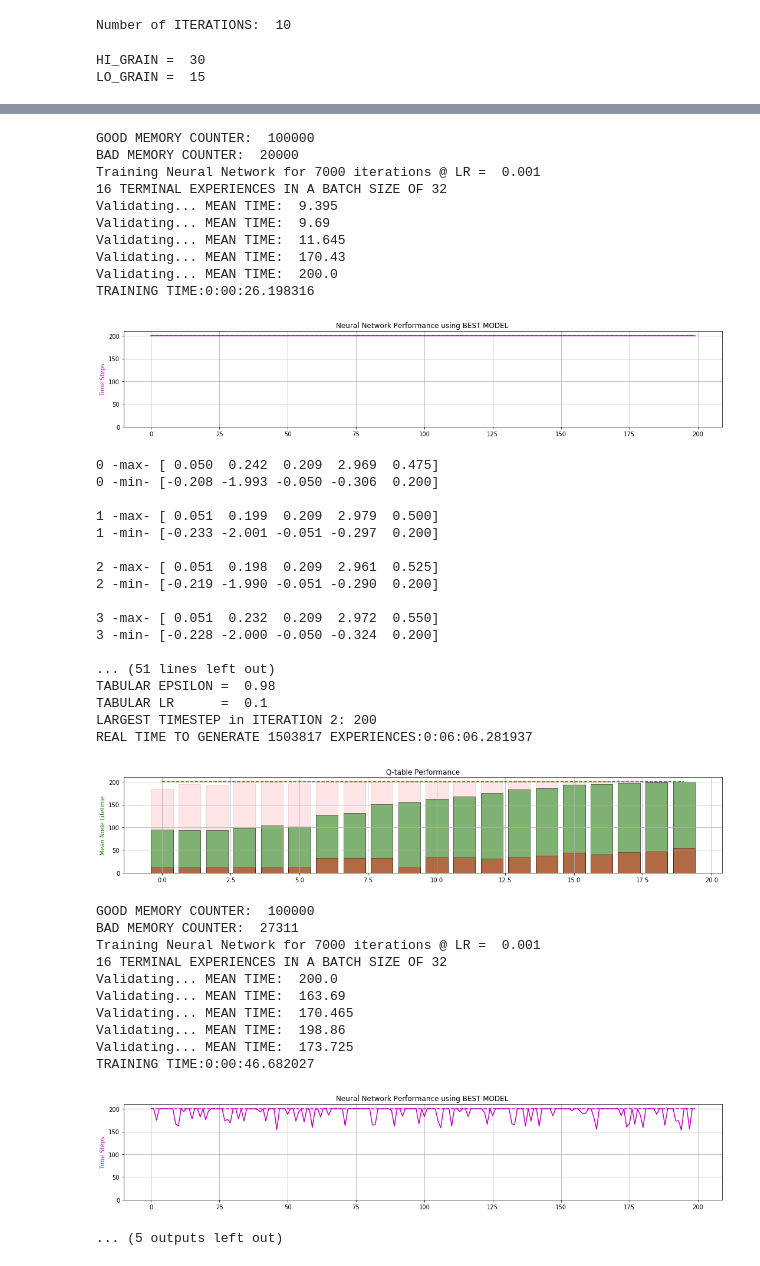
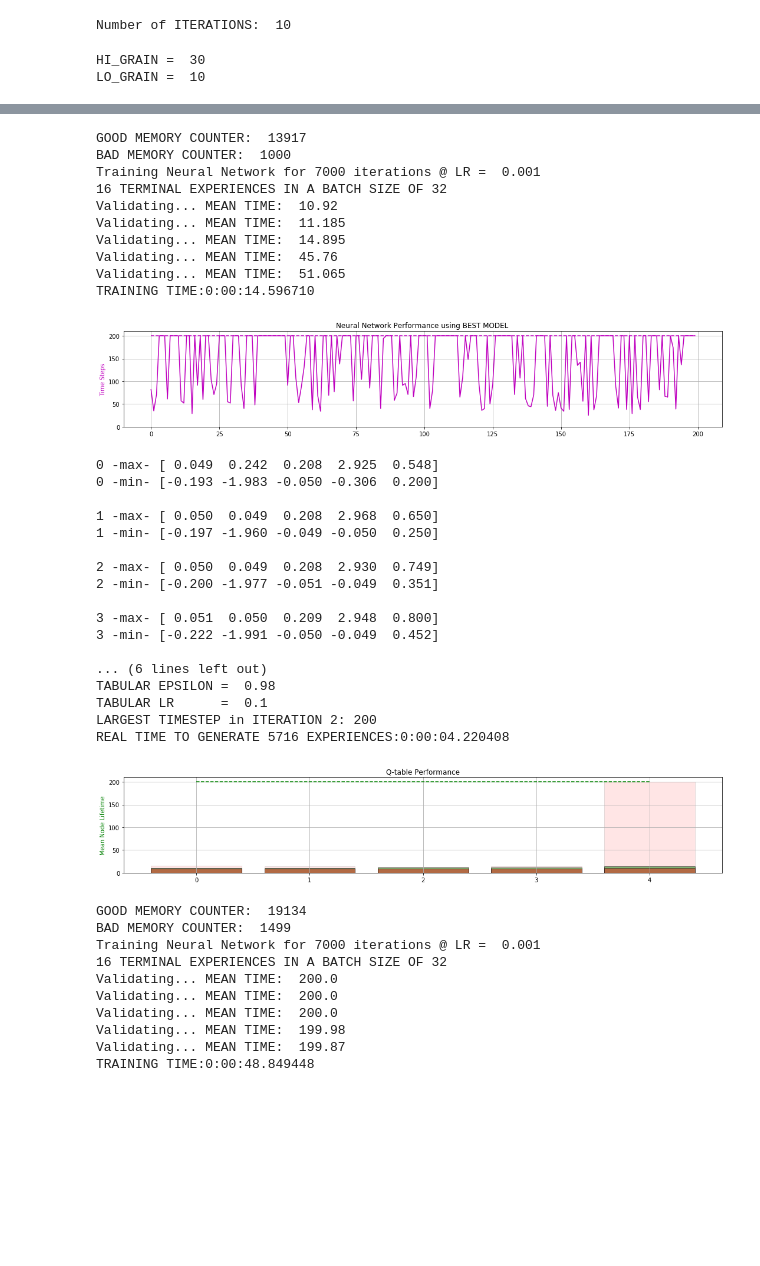
Before and after one commit to 5mali/eco_cartpole, a Jupyter notebook: ECO/ECO_B.ipynb, the cells around one changed output, grey strips where cells are left out. Drawn from its saved outputs; the diff is of its cells as text; code cells hidden in the pictures; blank space fills up the shorter version.

```diff
--- a/ECO/ECO_B.ipynb
+++ b/ECO/ECO_B.ipynb
@@ -66,8 +66,8 @@ T_LR           = 1e-1
 T_GAMMA        = 0.95
 T_EPSILON      = 0.98
 
-NO_OF_NODES    = 20
-NO_OF_EPISODES = 500
+NO_OF_NODES    = 5
+NO_OF_EPISODES = 100
 TIMESTEP_LIMIT = 200
 
 print("Number of NODES: ", NO_OF_NODES)
@@ -221,13 +221,13 @@ LENGTH_ABS_MAX = 0.8
 LENGTH_ABS_MIN = 0.2
 # %%
 # SET GRANULARITY
-LO_GRAIN = 15
+LO_GRAIN = 10
 HI_GRAIN = 30
 print("HI_GRAIN = ", HI_GRAIN)
 print("LO_GRAIN = ", LO_GRAIN)
 # %% [output]
 HI_GRAIN =  30
-LO_GRAIN =  15
+LO_GRAIN =  10
 # %%
 def mp_node_run(node_id, boundary):
 
@@ -586,12 +586,12 @@ while iteration < MAX_NO_OF_ITERATIONS:
     for node_id in range(NO_OF_NODES):
 #         # SET STATE VALUE BORDERS AS REQUESTED BY THE NODE
 #         ###############################################
-#         [C_POS_MAX, C_VEL_MAX, P_ANG_MAX, P_VEL_MAX, LENGTH_MAX,
-#          C_POS_MIN, C_VEL_MIN, P_ANG_MIN, P_VEL_MIN, LENGTH_MIN]  = node_boundaries[node_id]
+        [C_POS_MAX, C_VEL_MAX, P_ANG_MAX, P_VEL_MAX, LENGTH_MAX,
+         C_POS_MIN, C_VEL_MIN, P_ANG_MIN, P_VEL_MIN, LENGTH_MIN]  = node_boundaries[node_id]
 #         ###############################################
-#         print(node_id,'-max-',node_boundaries[node_id][:N_STATES])
-#         print(node_id,'-min-',node_boundaries[node_id][N_STATES:])
-#         print("")
+        print(node_id,'-max-',node_boundaries[node_id][:N_STATES])
+        print(node_id,'-min-',node_boundaries[node_id][N_STATES:])
+        print("")
 
         node_boundaries[node_id] = [C_POS_ABS_MAX, C_VEL_ABS_MAX, P_ANG_ABS_MAX, P_VEL_ABS_MAX, LENGTH_MAX,
                                     C_POS_ABS_MIN, C_VEL_ABS_MIN, P_ANG_ABS_MIN, P_VEL_ABS_MIN, LENGTH_MIN]
@@ -654,44 +654,42 @@ REAL TIME TO GENERATE 94677 EXPERIENCES:0:00:17.201370
-GOOD MEMORY COUNTER:  100000
-BAD MEMORY COUNTER:  20000
+GOOD MEMORY COUNTER:  13917
+BAD MEMORY COUNTER:  1000
 Training Neural Network for 7000 iterations @ LR =  0.001
 16 TERMINAL EXPERIENCES IN A BATCH SIZE OF 32
-Validating... MEAN TIME:  9.395
-Validating... MEAN TIME:  9.69
-Validating... MEAN TIME:  11.645
-Validating... MEAN TIME:  170.43
-Validating... MEAN TIME:  200.0
-TRAINING TIME:0:00:26.198316
+Validating... MEAN TIME:  10.92
+Validating... MEAN TIME:  11.185
+Validating... MEAN TIME:  14.895
+Validating... MEAN TIME:  45.76
+Validating... MEAN TIME:  51.065
+TRAINING TIME:0:00:14.596710
-[figure, old version]
+[figure, new version]
-0 -max- [ 0.050  0.242  0.209  2.969  0.475]
-0 -min- [-0.208 -1.993 -0.050 -0.306  0.200]
+0 -max- [ 0.049  0.242  0.208  2.925  0.548]
+0 -min- [-0.193 -1.983 -0.050 -0.306  0.200]
 
-1 -max- [ 0.051  0.199  0.209  2.979  0.500]
-1 -min- [-0.233 -2.001 -0.051 -0.297  0.200]
+1 -max- [ 0.050  0.049  0.208  2.968  0.650]
+1 -min- [-0.197 -1.960 -0.049 -0.050  0.250]
 
-2 -max- [ 0.051  0.198  0.209  2.961  0.525]
-2 -min- [-0.219 -1.990 -0.051 -0.290  0.200]
+2 -max- [ 0.050  0.049  0.208  2.930  0.749]
+2 -min- [-0.200 -1.977 -0.051 -0.049  0.351]
 
-3 -max- [ 0.051  0.232  0.209  2.972  0.550]
-3 -min- [-0.228 -2.000 -0.050 -0.324  0.200]
+3 -max- [ 0.051  0.050  0.209  2.948  0.800]
+3 -min- [-0.222 -1.991 -0.050 -0.049  0.452]
 
-... (51 lines left out)
+... (6 lines left out)
 TABULAR EPSILON =  0.98
 TABULAR LR      =  0.1
 LARGEST TIMESTEP in ITERATION 2: 200
-REAL TIME TO GENERATE 1503817 EXPERIENCES:0:06:06.281937
+REAL TIME TO GENERATE 5716 EXPERIENCES:0:00:04.220408
-[figure, old version]
+[figure, new version]
-GOOD MEMORY COUNTER:  100000
-BAD MEMORY COUNTER:  27311
+GOOD MEMORY COUNTER:  19134
+BAD MEMORY COUNTER:  1499
 Training Neural Network for 7000 iterations @ LR =  0.001
 16 TERMINAL EXPERIENCES IN A BATCH SIZE OF 32
 Validating... MEAN TIME:  200.0
-Validating... MEAN TIME:  163.69
-Validating... MEAN TIME:  170.465
-Validating... MEAN TIME:  198.86
-Validating... MEAN TIME:  173.725
-TRAINING TIME:0:00:46.682027
+Validating... MEAN TIME:  200.0
+Validating... MEAN TIME:  200.0
+Validating... MEAN TIME:  199.98
+Validating... MEAN TIME:  199.87
+TRAINING TIME:0:00:48.849448
-[figure, removed]
-... (5 outputs left out)
 # %%
 print("Total Parallel Timesteps : ", total_parallel_timesteps)
 print("Total Serial Timesteps   : ", total_serial_timesteps)
```
Also changed, not shown: parts of 3 cells of this notebook, 2 other files.
